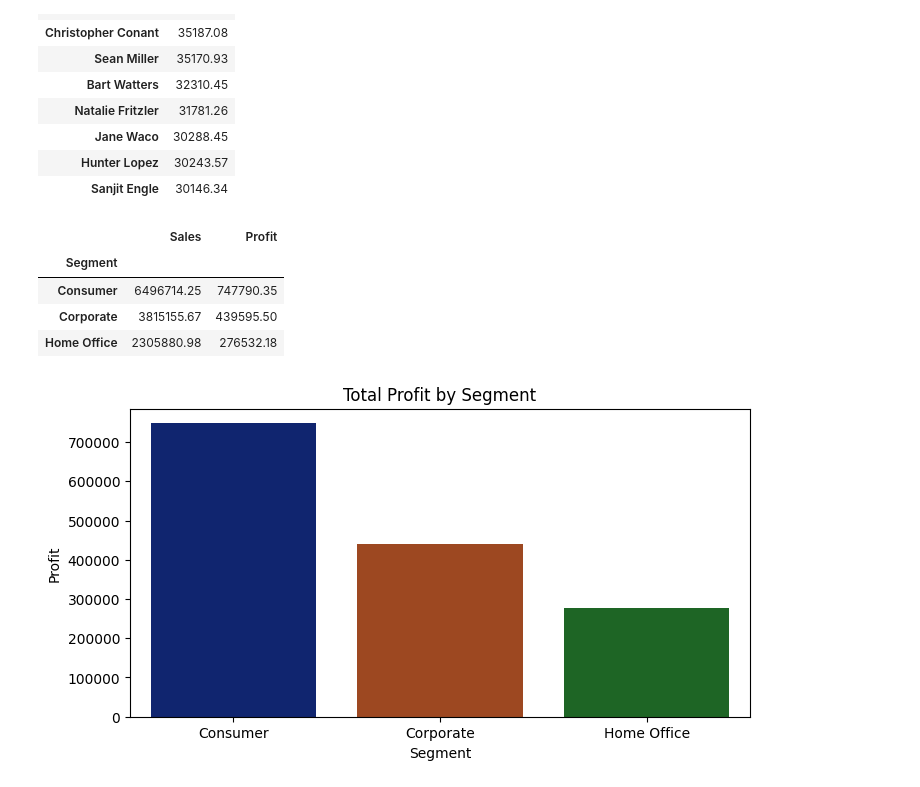
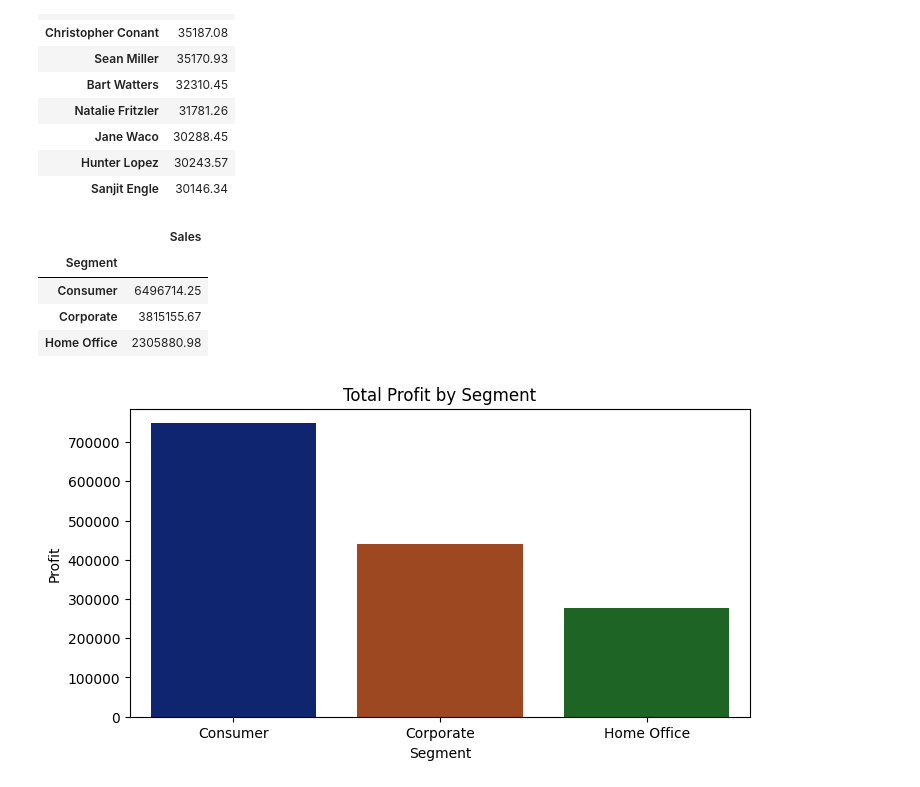
Before and after one commit to ShakilM26/Global-Superstore-EDA, a Jupyter notebook: End to End Data Analysis.ipynb, the cells around one changed output. Cells and saved outputs as stored; diff of their text form; code cells hidden in the pictures.

```diff
--- a/End to End Data Analysis.ipynb
+++ b/End to End Data Analysis.ipynb
@@ -103,17 +124,17 @@ top_customers
 | Sanjit Engle | 30146.34 |
 # %%
 # sales and profit by segments
-segment_info = df.groupby('Segment')[['Sales','Profit']].sum().round(2)
+segment_info = df.groupby('Segment')[['Sales']].sum().round(2)
 
 # specify that order of segment sorted by profit
-segment_info = segment_info.sort_values(by='Profit', ascending=False)
+segment_info = segment_info.sort_values(by='Sales', ascending=False)
 segment_info
 # %% [output]
-|  | Sales | Profit |
-| Segment |  |  |
-| Consumer | 6496714.25 | 747790.35 |
-| Corporate | 3815155.67 | 439595.50 |
-| Home Office | 2305880.98 | 276532.18 |
+|  | Sales |
+| Segment |  |
+| Consumer | 6496714.25 |
+| Corporate | 3815155.67 |
+| Home Office | 2305880.98 |
 # %%
 # plot the segment
 
```
Also changed, not shown: parts of 20 cells of this notebook.
